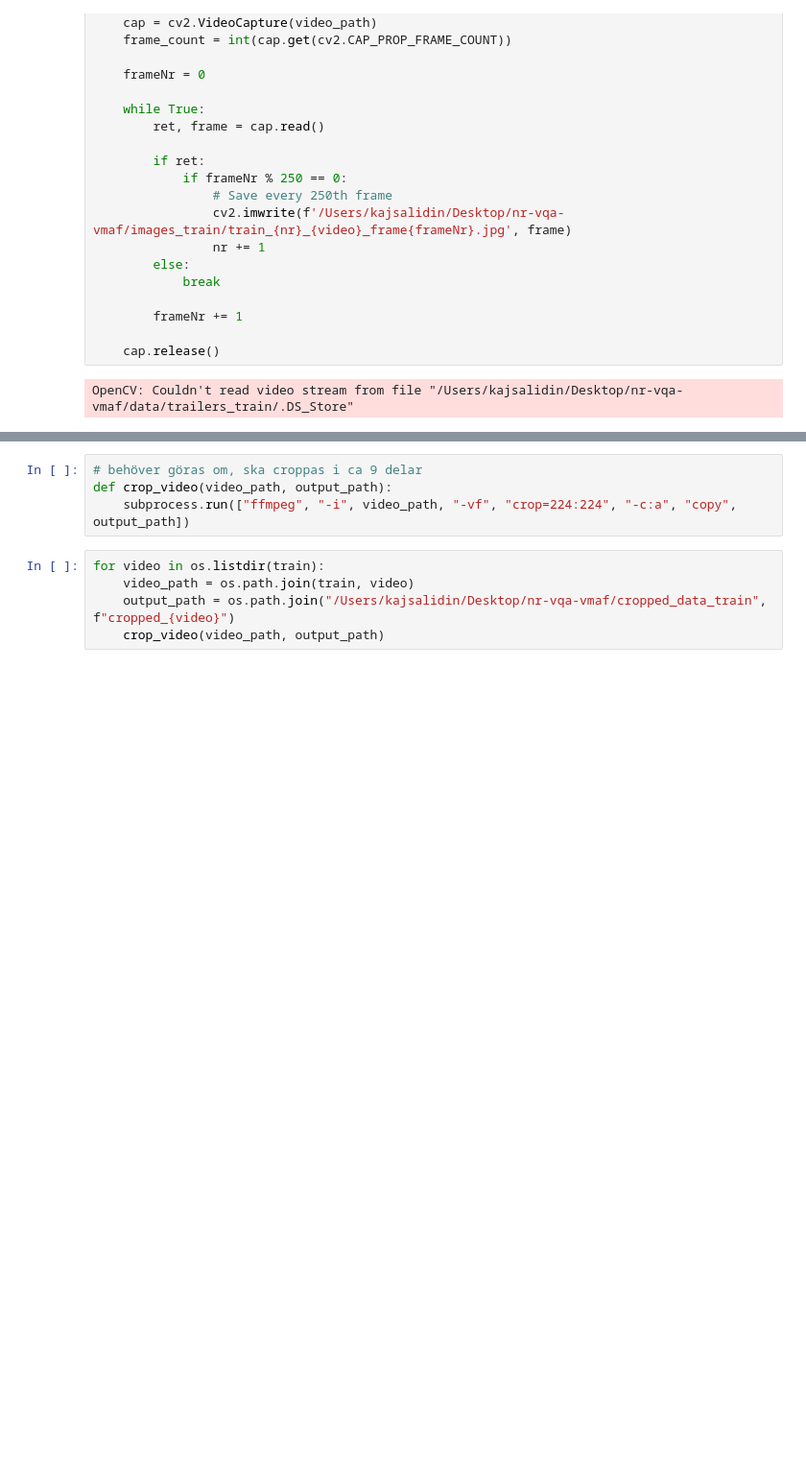
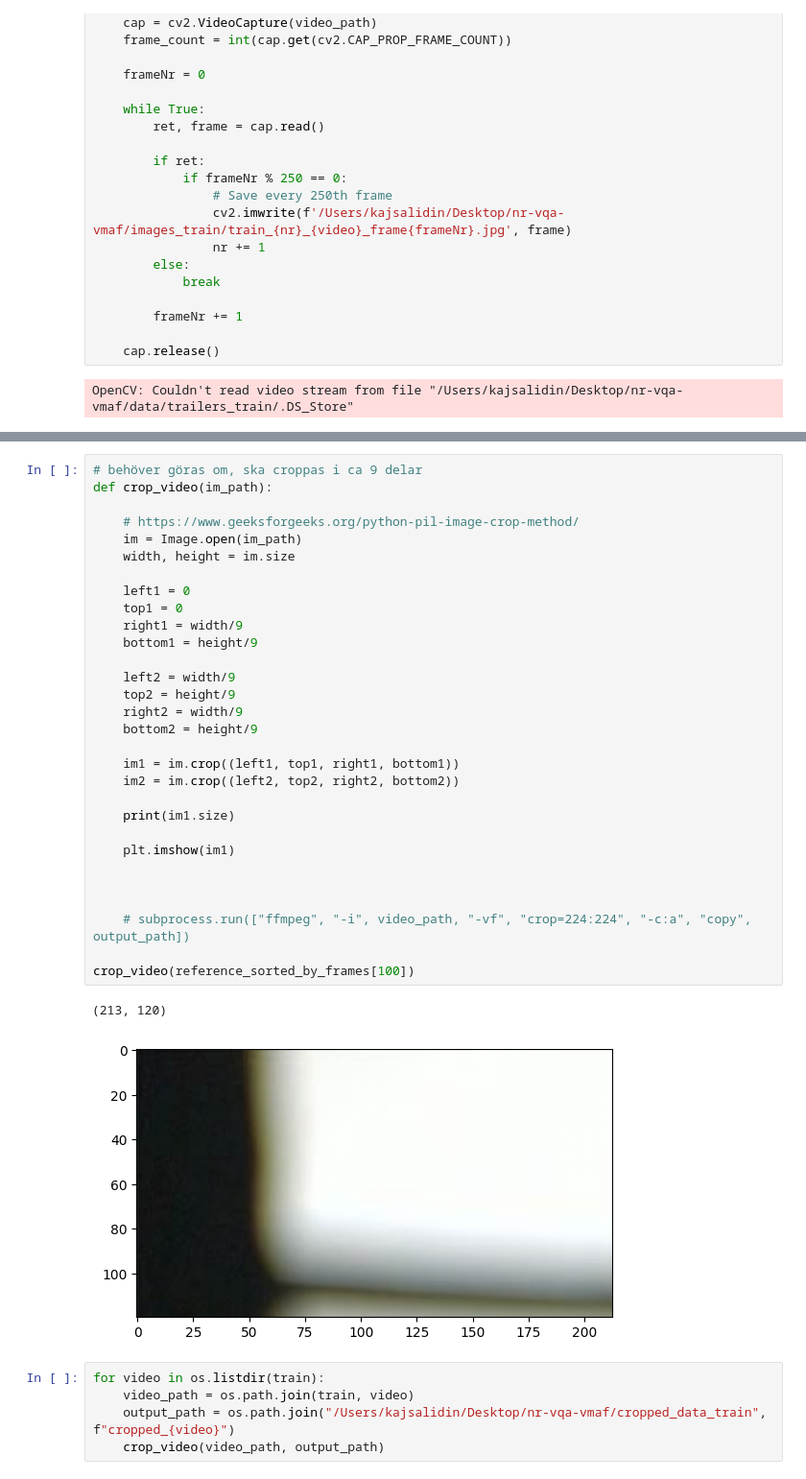
Before and after one commit to Kajlid/nr-vqa-vmaf, a Jupyter notebook: main.ipynb, the cells around one changed output, grey strips where cells are left out. Shown at 96% size. Drawn from its saved outputs; the diff is of its cells as text; blank space fills up the shorter version.

Commit message:
Crop function

```diff
--- a/main.ipynb
+++ b/main.ipynb
@@ -386,9 +386,38 @@ plt.imshow(plt.imread(compressed_sorted_by_frames[100]))
 <matplotlib.image.AxesImage at 0x...>
 [figure]
-# %%
-# behöver göras om, ska croppas i ca 9 delar
-def crop_video(video_path, output_path):
-    subprocess.run(["ffmpeg", "-i", video_path, "-vf", "crop=224:224", "-c:a", "copy", output_path])
+# %%
+# behöver göras om, ska croppas i ca 9 delar
+def crop_video(im_path):
+
+    # https://www.geeksforgeeks.org/python-pil-image-crop-method/
+    im = Image.open(im_path)
+    width, height = im.size
+
+    left1 = 0
+    top1 = 0
+    right1 = width/9
+    bottom1 = height/9
+
+    left2 = width/9
+    top2 = height/9
+    right2 = width/9
+    bottom2 = height/9
+
+    im1 = im.crop((left1, top1, right1, bottom1))
+    im2 = im.crop((left2, top2, right2, bottom2))
+
+    print(im1.size)
+
+    plt.imshow(im1)
+
+
+
+    # subprocess.run(["ffmpeg", "-i", video_path, "-vf", "crop=224:224", "-c:a", "copy", output_path])
+
+crop_video(reference_sorted_by_frames[100])
+# %% [output]
+(213, 120)
+[figure, added]
 # %%
 for video in os.listdir(train):
     video_path = os.path.join(train, video)
```
Also changed, not shown: parts of 3 cells of this notebook.
